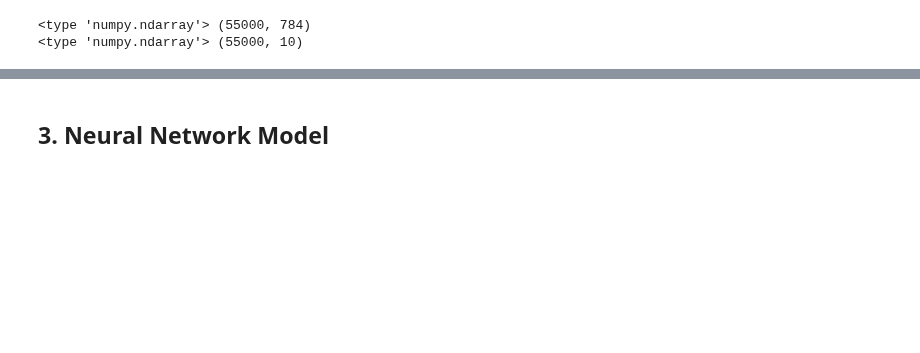
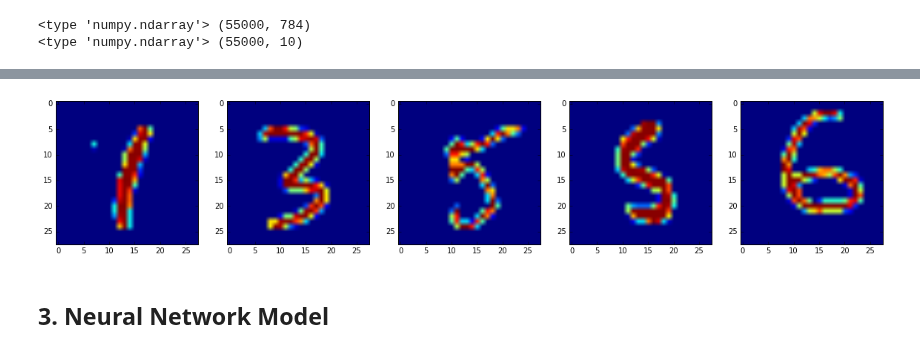
Before and after one commit to bluebibi/LINK_ML_BIG_DATA, a Jupyter notebook: single_layer_neural_network.ipynb, the cells around one changed output, grey strips where cells are left out. Cells and saved outputs as stored; diff of their text form; code cells hidden in the pictures; blank space fills up the shorter version.

```diff
--- a/single_layer_neural_network.ipynb
+++ b/single_layer_neural_network.ipynb
@@ -84,2 +105,15 @@ mnist.train.next_batch(5)
+# %%
+import numpy as np
+import matplotlib.pyplot as plt
+%matplotlib inline
+
+fig = plt.figure(figsize=(20, 5))
+for i in range(5):
+    img = np.array(mnist.train.images[i])
+    img.shape = (28, 28)
+    plt.subplot(150 + (i+1))
+    ay[i] = plt.imshow(img)
+# %% [output]
+[figure, added]
 # %% [markdown]
 ## 3. Neural Network Model
```
Also changed, not shown: parts of 29 cells of this notebook.
